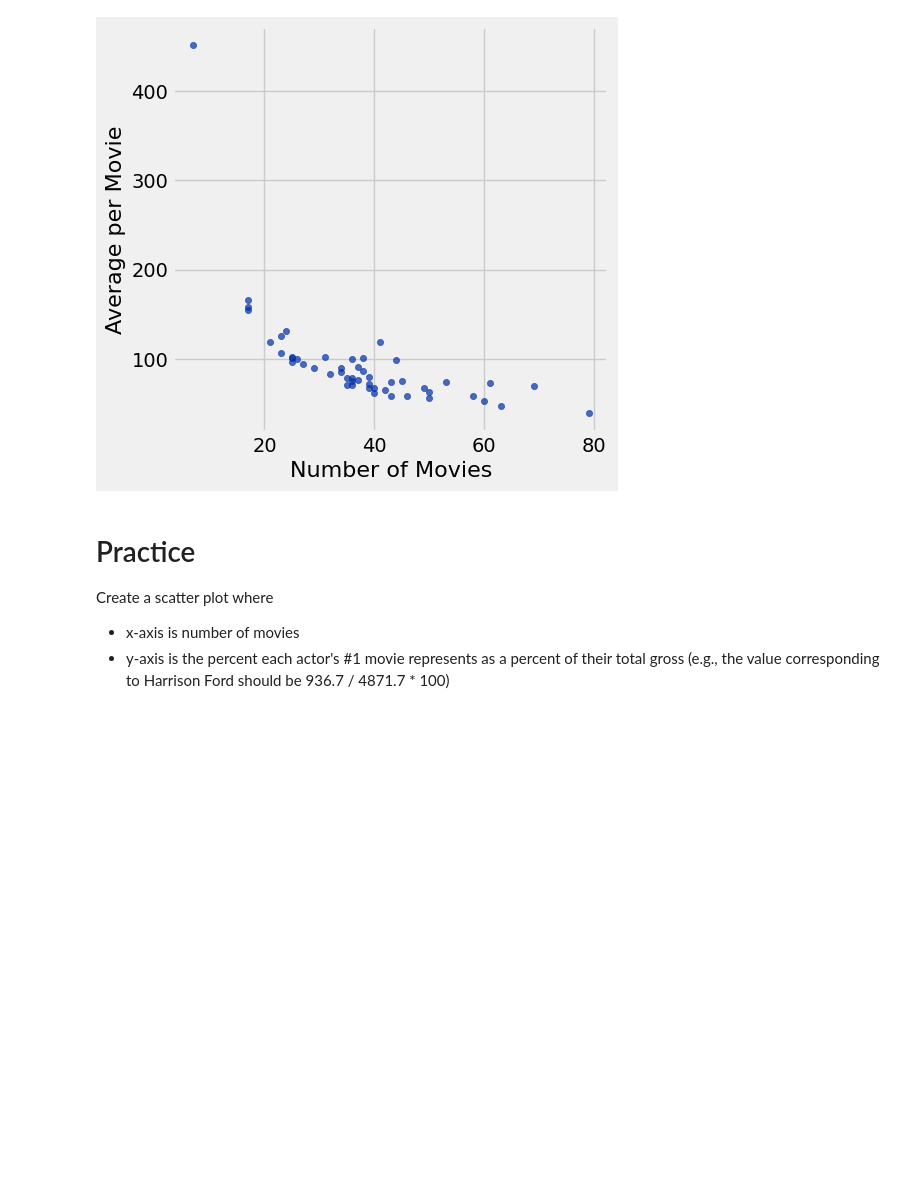
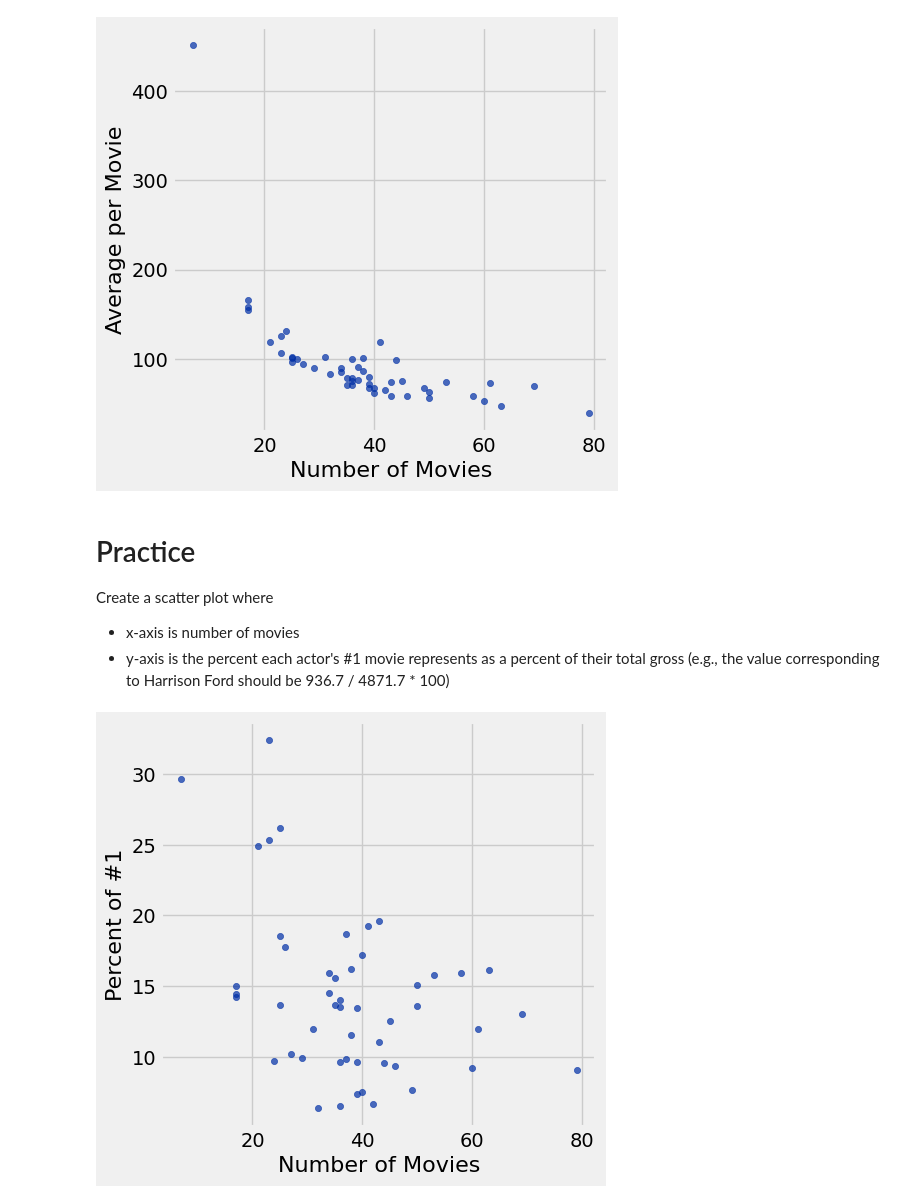
Before and after one commit to kwagoner1/DATA_FALL, a Jupyter notebook: lec05/visualizations.ipynb, the cells around one changed output. Saved outputs shown, nothing was run; the diff lists cells and outputs as text; code cells hidden in the pictures; blank space fills up the shorter version.

```diff
--- a/lec05/visualizations.ipynb
+++ b/lec05/visualizations.ipynb
@@ -144,3 +144,8 @@ actors.scatter('Number of Movies', 'Average per Movie')
 Create a scatter plot where
 * x-axis is number of movies
 * y-axis is the percent each actor's #1 movie represents as a percent of their total gross (e.g., the value corresponding to Harrison Ford should be 936.7 / 4871.7 * 100)
+# %%
+stuff = actors.with_column("Percent of #1", actors.column('Gross')/actors.column('Total Gross')*100)
+stuff.scatter("Number of Movies", "Percent of #1" )
+# %% [output]
+[figure, added]
```
